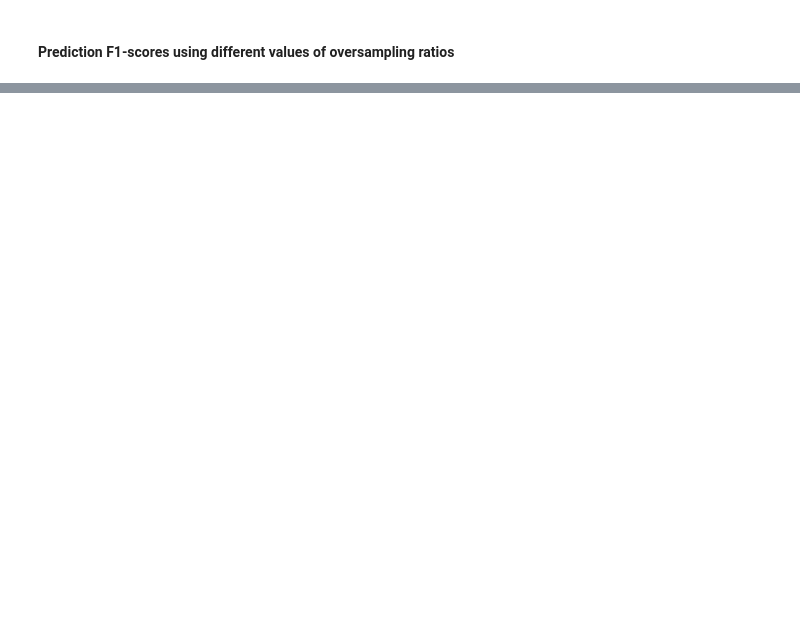
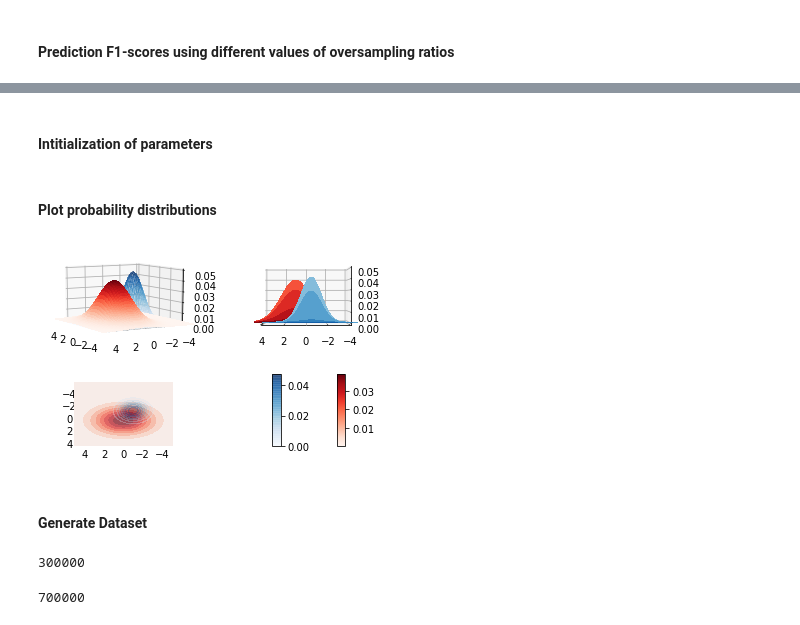
Before and after one commit to crisgompec/ImbalancedDataset, a Jupyter notebook: Dataset1/Python/Oversampling.ipynb, the cells around one changed output, grey strips where cells are left out. Cells and saved outputs as stored; diff of their text form; code cells hidden in the pictures; blank space fills up the shorter version.

Commit message:
plots added to oversampling

```diff
--- a/Dataset1/Python/Oversampling.ipynb
+++ b/Dataset1/Python/Oversampling.ipynb
@@ -322,0 +330,11 @@ plt.show()
+# %%
+def multivariate_gaussian(pos, mu, Sigma): #Copied from Cristian's code
+    """Return the multivariate Gaussian distribution on array pos."""
+    n = mu.shape[0]
+    Sigma_det = np.linalg.det(Sigma)
+    Sigma_inv = np.linalg.inv(Sigma)
+    N = np.sqrt((2*np.pi)**n * Sigma_det)
+    # This einsum call calculates (x-mu)T.Sigma-1.(x-mu) in a vectorized
+    # way across all the input variables.
+    fac = np.einsum('...k,kl,...l->...', pos-mu, Sigma_inv, pos-mu)
+    return np.exp(-fac / 2) / N
@@ -322,0 +421,22 @@ plt.show()
+# %% [markdown]
+#### Intitialization of parameters
+# %%
+x_grid = np.linspace(-5,5,100)
+y_grid = np.linspace(-5,5, 100)
+x_grid, y_grid = np.meshgrid(x_grid, y_grid)
+
+# Pack X and Y into a single 3-dimensional array
+pos = np.empty(x_grid.shape + (2,))
+pos[:, :, 0] = x_grid
+pos[:, :, 1] = y_grid
+# %% [markdown]
+#### Plot probability distributions
+# %%
+post_dist_ma = multivariate_gaussian(pos, np.array(mu_ma), np.array(sigma_ma))
+post_dist_mi = multivariate_gaussian(pos, np.array(mu_mi), np.array(sigma_mi))
+
+Plot2DGaussians_Distribution(x_grid,y_grid, post_dist_ma*(1-pi_mi), post_dist_mi*pi_mi)
+# %% [output]
+[figure, added]
+# %% [markdown]
+#### Generate Dataset
@@ -322,0 +447,8 @@ plt.show()
+# %%
+len(x2D_mi)
+# %% [output]
+300000
+# %%
+len(x2D_ma)
+# %% [output]
+700000
```
Also changed, not shown: parts of 15 cells of this notebook.
